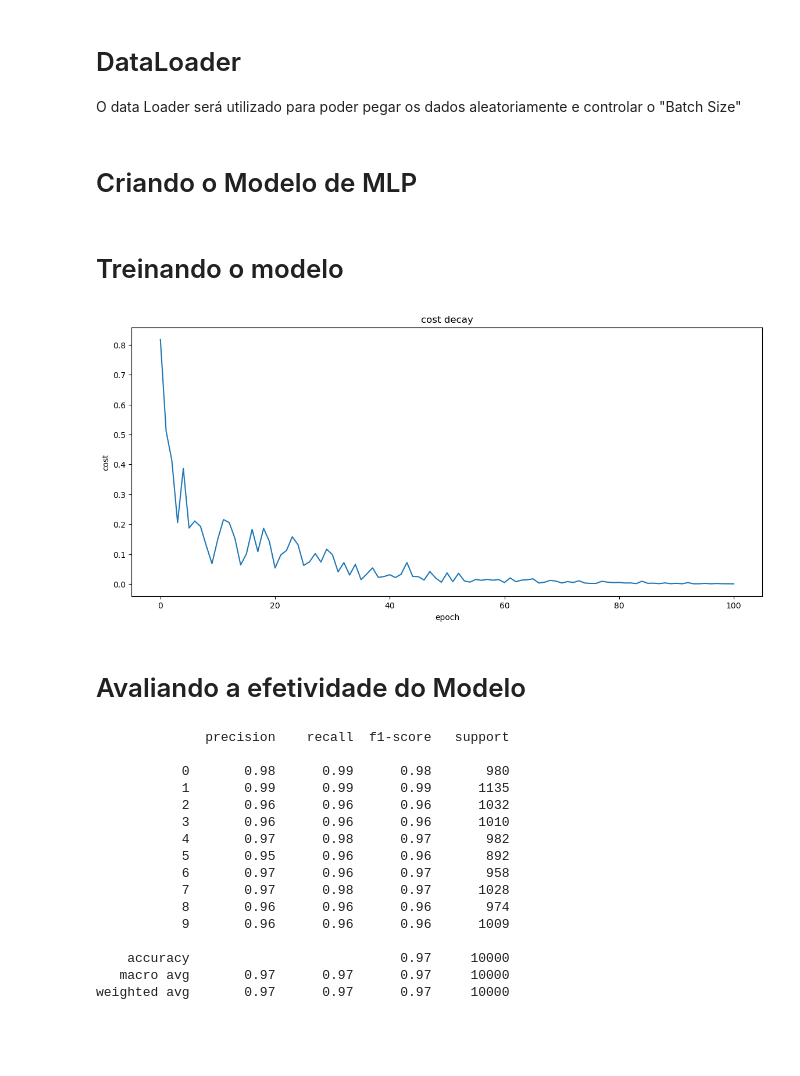
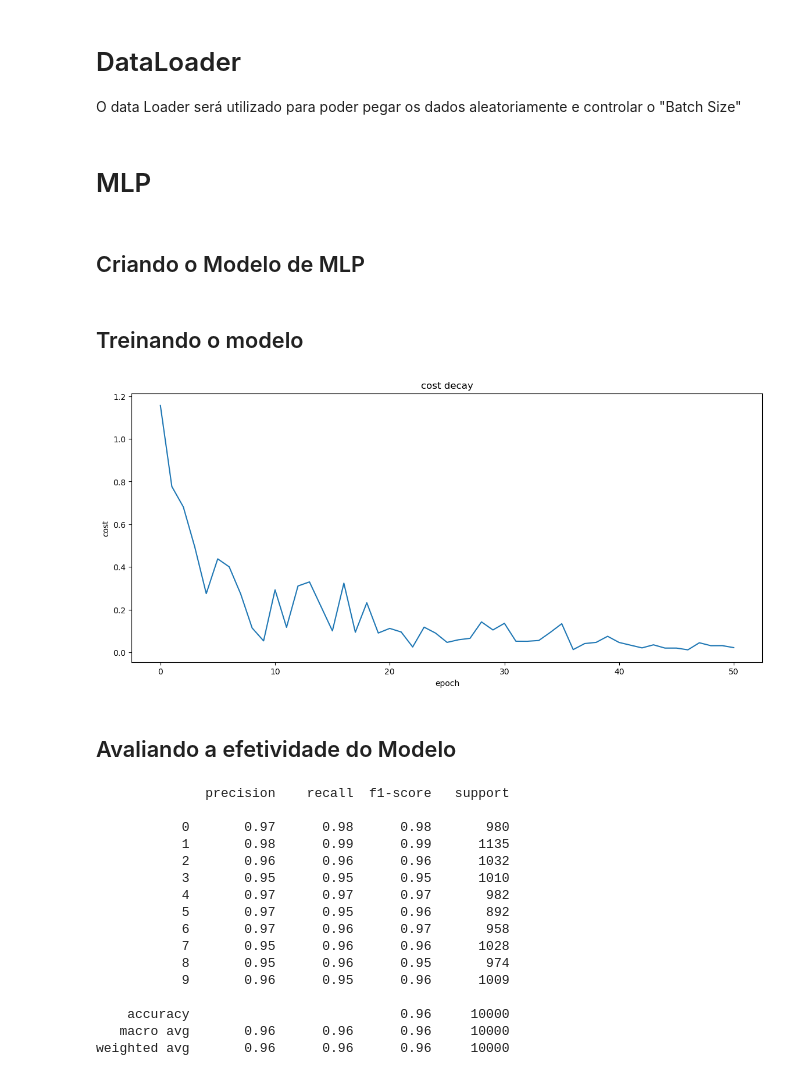
Before and after one commit to Erickllino/Projeto-IF702, a Jupyter notebook: 1o-MiniProjeto/main.ipynb, the cells around one changed output. Cells and saved outputs as stored; diff of their text form; code cells hidden in the pictures; blank space fills up the shorter version.

```diff
--- a/1o-MiniProjeto/main.ipynb
+++ b/1o-MiniProjeto/main.ipynb
@@ -63,8 +64,10 @@ class MNIST(Dataset):
 # %%
 train_dl = DataLoader(MNIST(train_X, train_y), batch_size=256, shuffle = True)
 test_dl = DataLoader(MNIST(test_X, test_y), batch_size= 64)
+# %% [markdown]
+# MLP
 # %% [markdown]
-# Criando o Modelo de MLP
+## Criando o Modelo de MLP
 # %%
 class MLP_Model(nn.Module):
     def __init__(self):
@@ -73,24 +76,30 @@ class MLP_Model(nn.Module):
 
         self.A1 = nn.Flatten()
         self.L1 = nn.Linear(28*28,80)
+        self.D1 = nn.Dropout(0.5)
         self.A2 = nn.ReLU()
         self.L2 = nn.Linear(80,40)
         self.L3 = nn.Linear(40,10)
+        #self.L4 = nn.Linear(40,10)
 
 
     def forward(self, x):
 
         x = self.A1(x)
         x = self.L1(x)
+        #x = self.D1(x)
         x = self.A2(x)
+
         x = self.L2(x)
         x = self.A2(x)
         x = self.L3(x)
+        #x = self.A2(x)
+        #x = self.L4(x)
 
 
         return x
 # %% [markdown]
-# Treinando o modelo
+## Treinando o modelo
 # %%
 def training( N_Epochs, model, loss_fn, opt  ):
 
@@ -118,15 +127,15 @@ def training( N_Epochs, model, loss_fn, opt  ):
     plt.xlabel("epoch")
     plt.ylabel("cost")
 # %%
-epoch = 100
+epoch = 50
 model =  MLP_Model()
 loss = nn.CrossEntropyLoss()
 opt = torch.optim.Adam( model.parameters(), lr=0.00003 )
 training(epoch,model, loss, opt)
 # %% [output]
-[figure, old version]
+[figure, new version]
 # %% [markdown]
-# Avaliando a efetividade do Modelo
+## Avaliando a efetividade do Modelo
 # %%
 with torch.no_grad():
 
@@ -149,18 +158,18 @@ with torch.no_grad():
 # %% [output]
               precision    recall  f1-score   support
 
-           0       0.98      0.99      0.98       980
-           1       0.99      0.99      0.99      1135
+           0       0.97      0.98      0.98       980
+           1       0.98      0.99      0.99      1135
            2       0.96      0.96      0.96      1032
-           3       0.96      0.96      0.96      1010
-           4       0.97      0.98      0.97       982
-           5       0.95      0.96      0.96       892
+           3       0.95      0.95      0.95      1010
+           4       0.97      0.97      0.97       982
+           5       0.97      0.95      0.96       892
            6       0.97      0.96      0.97       958
-           7       0.97      0.98      0.97      1028
-           8       0.96      0.96      0.96       974
-           9       0.96      0.96      0.96      1009
+           7       0.95      0.96      0.96      1028
+           8       0.95      0.96      0.95       974
+           9       0.96      0.95      0.96      1009
 
-    accuracy                           0.97     10000
-   macro avg       0.97      0.97      0.97     10000
-weighted avg       0.97      0.97      0.97     10000
+    accuracy                           0.96     10000
+   macro avg       0.96      0.96      0.96     10000
+weighted avg       0.96      0.96      0.96     10000
 # %% [markdown]
```
Also changed, not shown: parts of 8 cells of this notebook.
